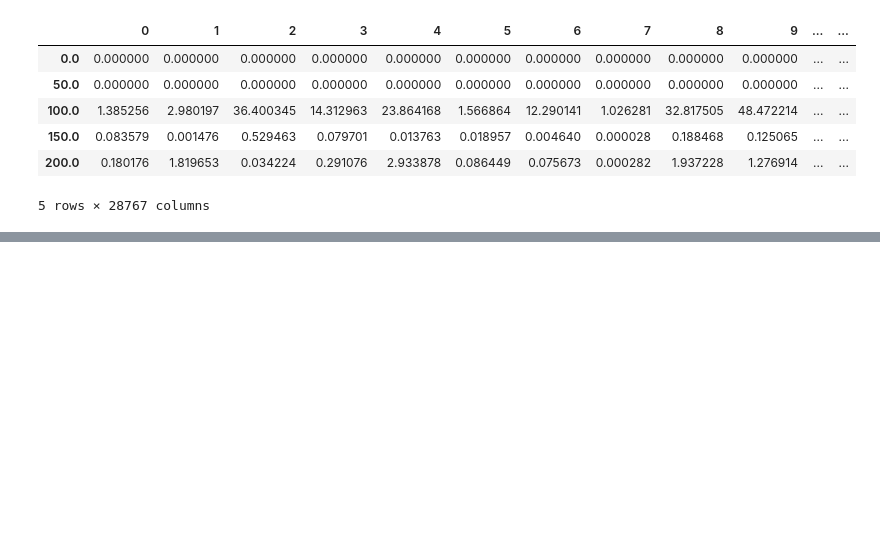
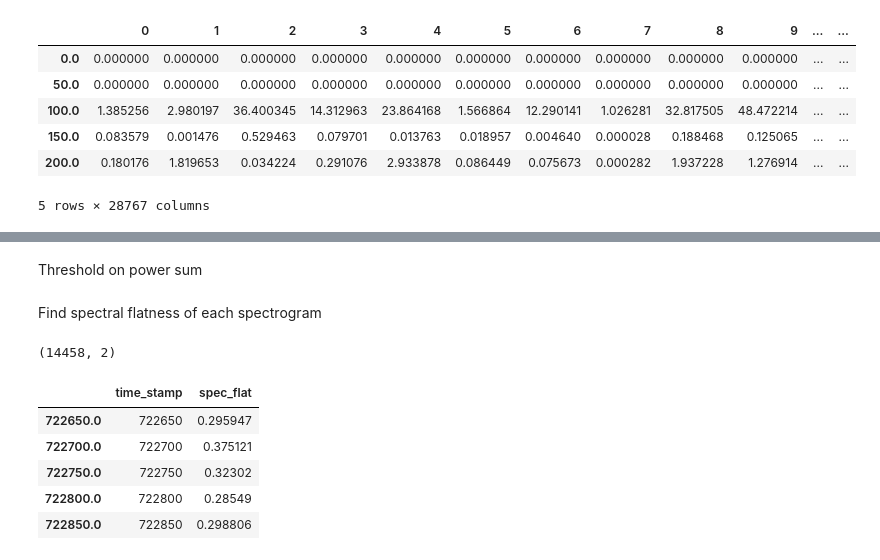
Before and after one commit to grace3999/USV_Python, a Jupyter notebook: Notebooks/Spectrogram.ipynb, the cells around one changed output, grey strips where cells are left out. Saved outputs shown, nothing was run; the diff lists cells and outputs as text; code cells hidden in the pictures; blank space fills up the shorter version.

```diff
--- a/Notebooks/Spectrogram.ipynb
+++ b/Notebooks/Spectrogram.ipynb
@@ -125,7 +134,27 @@ plt.hist(power_sum_df['power_sum'].values, bins = 1000)
 plt.show()
+# %% [markdown]
+Threshold on power sum
 # %%
 threshold_power = np.percentile(power_sum_df['power_sum'].values, 99)
 print(threshold_power)
 power_sum_df_thresh = power_sum_df[power_sum_df['power_sum'] > threshold_power]
 print(power_sum_df_thresh.shape)
 power_sum_df_thresh.head()
+# %% [markdown]
+Find spectral flatness of each spectrogram
+# %%
+spec_flat_df = pd.DataFrame(index = spec_slices_df.index, columns = ['time_stamp', 'spec_flat'])
+for time_stamp in spec_slices_df.index:
+    x = spec_slices_df.loc[time_stamp]
+    spec_flat_df.loc[time_stamp]['spec_flat'] = (stats.gmean(x)) / (x.mean())
+    spec_flat_df.loc[time_stamp]['time_stamp'] = time_stamp
+print(spec_flat_df.shape)
+spec_flat_df.tail()
+# %% [output]
+(14458, 2)
+|  | time_stamp | spec_flat |
+| 722650.0 | 722650 | 0.295947 |
+| 722700.0 | 722700 | 0.375121 |
+| 722750.0 | 722750 | 0.32302 |
+| 722800.0 | 722800 | 0.28549 |
+| 722850.0 | 722850 | 0.298806 |
```
Also changed, not shown: parts of 28 cells of this notebook.
